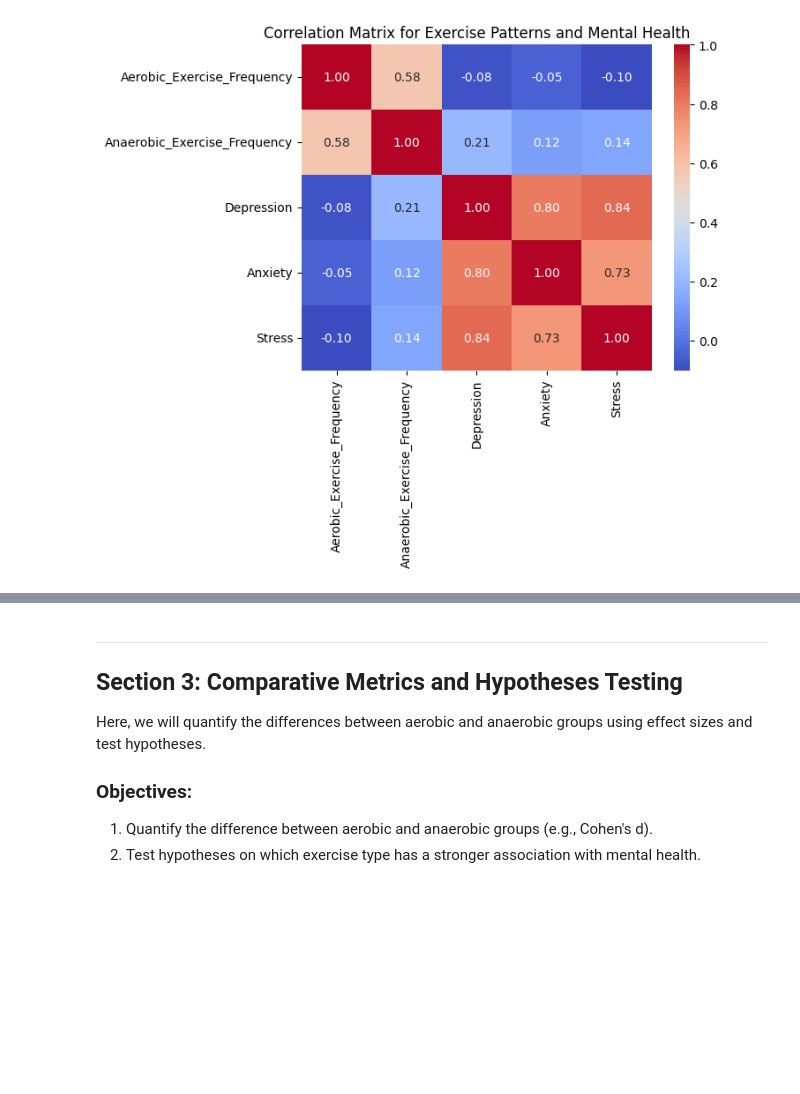
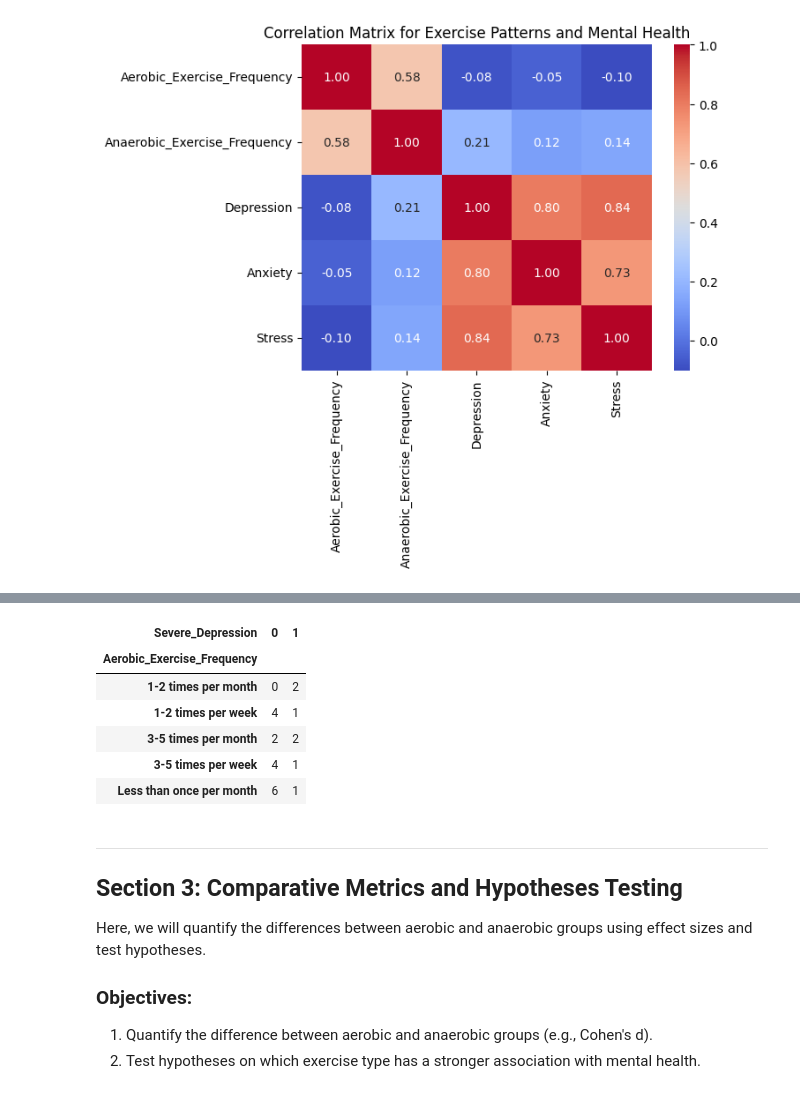
Before and after one commit to Aaron2k02/physical-activity-mental-health-research, a Jupyter notebook: notebook/02_data_analysis.ipynb, the cells around one changed output, grey strips where cells are left out. Drawn from its saved outputs; the diff is of its cells as text; code cells hidden in the pictures; blank space fills up the shorter version.

```diff
--- a/notebook/02_data_analysis.ipynb
+++ b/notebook/02_data_analysis.ipynb
@@ -299,0 +421,25 @@ plt.show()
+# %%
+# Recode Depression levels to binary (Severe vs Non-Severe)
+cleaned_survey_df['Severe_Depression'] = cleaned_survey_df['Depression'].apply(
+    lambda x: 1 if x in ['Severe', 'Extremely Severe'] else 0
+)
+
+# Split data by Gender
+males = cleaned_survey_df[cleaned_survey_df['Gender'] == 'Male']
+females = cleaned_survey_df[cleaned_survey_df['Gender'] == 'Female']
+
+# Calculate odds ratios for each subgroup
+for subgroup, data in {'Male': males, 'Female': females}.items():
+    # Create a 2x2 contingency table
+    contingency_table = pd.crosstab(data['Aerobic_Exercise_Frequency'], data['Severe_Depression'])
+    print(f"Contingency Table for {subgroup}:\n{contingency_table}\n")
+
+    # Ensure the table has exactly 2 rows (binary frequency comparison)
+    if contingency_table.shape[0] >= 2:
+        odds_ratio = (
+            (contingency_table.iloc[0, 0] * contingency_table.iloc[1, 1]) /
+            (contingency_table.iloc[0, 1] * contingency_table.iloc[1, 0])
+        )
+        print(f"Odds Ratio for {subgroup}: {odds_ratio}\n")
+    else:
+        print(f"Not enough data to calculate odds ratio for {subgroup}\n")
@@ -300,3 +570,13 @@ plt.show()
+# %%
+contingency_table
+# %% [output]
+| Severe_Depression | 0 | 1 |
+| Aerobic_Exercise_Frequency |  |  |
+| 1-2 times per month | 0 | 2 |
+| 1-2 times per week | 4 | 1 |
+| 3-5 times per month | 2 | 2 |
+| 3-5 times per week | 4 | 1 |
+| Less than once per month | 6 | 1 |
 # %% [markdown]
 ---
 
```
Also changed, not shown: parts of 34 cells of this notebook, 2 other files.
